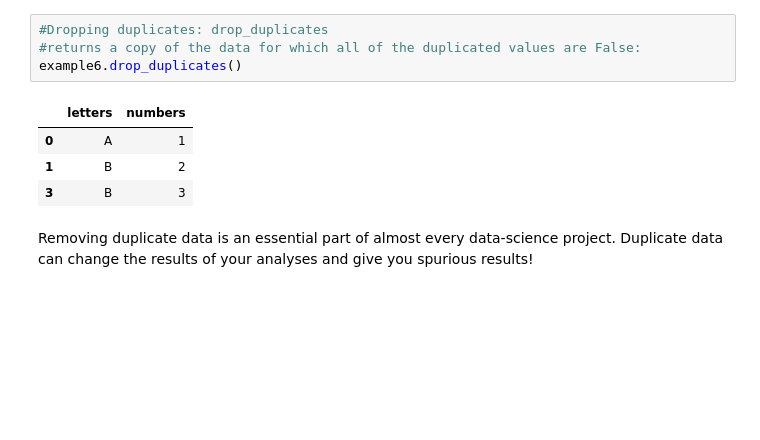
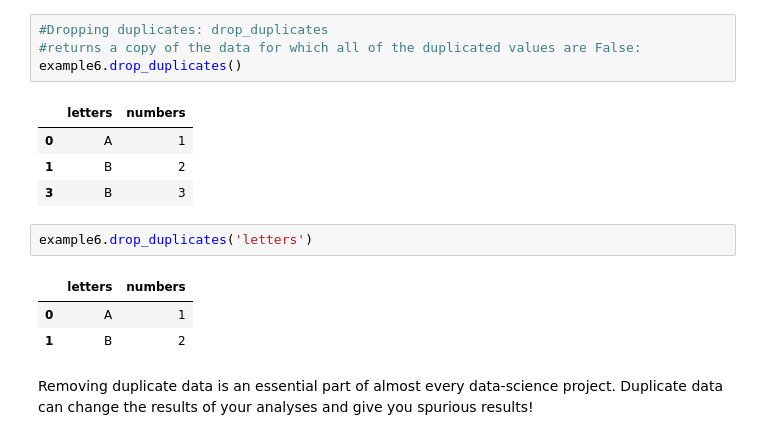
Before and after one commit to BethanyJep/Manipulating-and-Cleaning-Talk, a Jupyter notebook: MSFT Reactor Tel-Aviv Manipulating_and_Cleaning_Data.ipynb, the cells around one changed output. Saved outputs shown, nothing was run; the diff lists cells and outputs as text; blank space fills up the shorter version.

```diff
--- a/MSFT Reactor Tel-Aviv Manipulating_and_Cleaning_Data.ipynb
+++ b/MSFT Reactor Tel-Aviv Manipulating_and_Cleaning_Data.ipynb
@@ -245,6 +254,12 @@ example6.drop_duplicates()
 | 0 | A | 1 |
 | 1 | B | 2 |
 | 3 | B | 3 |
+# %%
+example6.drop_duplicates('letters')
+# %% [output]
+|  | letters | numbers |
+| 0 | A | 1 |
+| 1 | B | 2 |
 # %% [markdown]
 Removing duplicate data is an essential part of almost every data-science project. Duplicate data can change the results of your analyses and give you spurious results!
 # %% [markdown]
```
Also changed, not shown: parts of 3 cells of this notebook.
